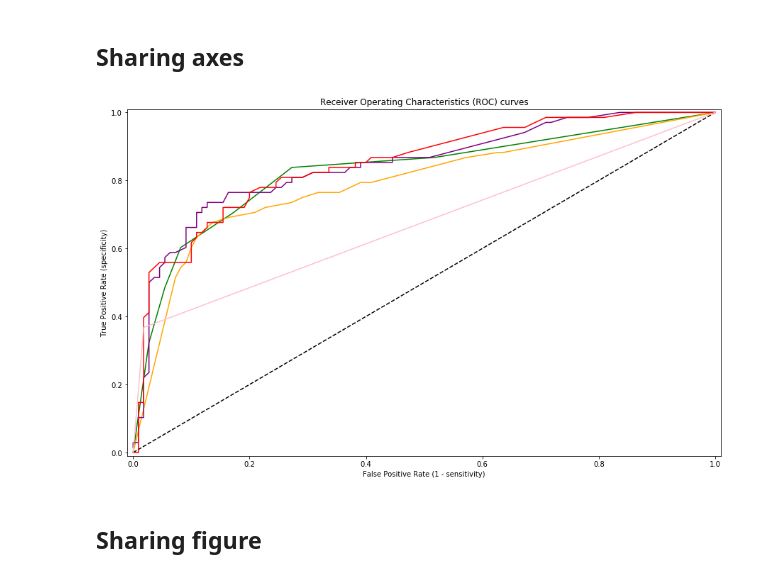
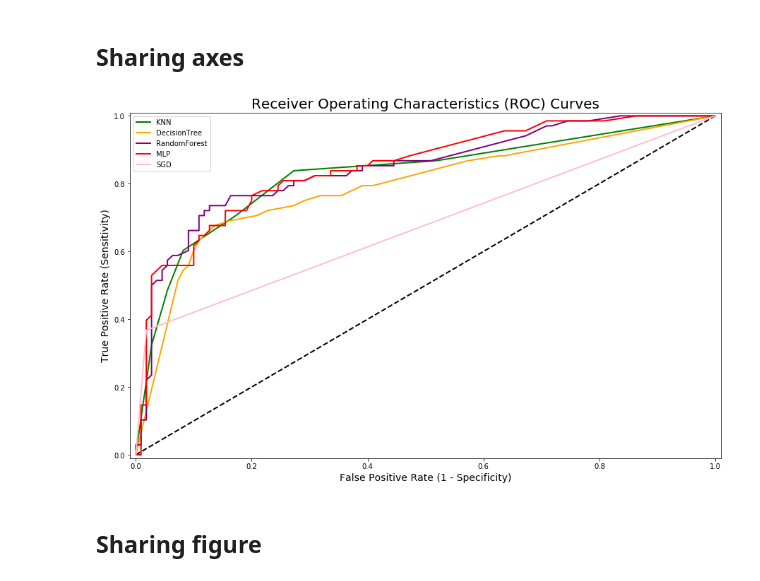
Before and after one commit to allaccountstaken/matplotlib, a Jupyter notebook: plotting_subplots.ipynb, the cells around one changed output. Cells and saved outputs as stored; diff of their text form; code cells hidden in the pictures.

Commit message:
reformating and plots clean up

```diff
--- a/plotting_subplots.ipynb
+++ b/plotting_subplots.ipynb
@@ -21,21 +21,21 @@ fpr_DT = pd.read_excel('ROC_Curves.xlsx', 'fpr_DT')
 tpr_DT = pd.read_excel('ROC_Curves.xlsx', 'tpr_DT')
 # %%
 plt.figure(figsize=(15, 9))
-plt.plot([0, 1], [0, 1], 'k--')
-plt.plot(fpr_KNN, tpr_KNN, label='KNN', color='green')
-plt.plot(fpr_DT, tpr_DT, label='DecisionTree', color='orange')
-plt.plot(fpr_RF, tpr_RF, label='RandomForest', color='purple')
-plt.plot(fpr_MPL, tpr_MPL, label='MLP', color='red')
-plt.plot(fpr_SGD, tpr_SGD, label='SGD', color='pink')
-plt.xlabel('False Positive Rate (1 - sensitivity)')
-plt.ylabel('True Positive Rate (specificity)')
-plt.title('Receiver Operating Characteristics (ROC) curves')
-
+plt.plot([0, 1], [0, 1], 'k--', lw=2)
+plt.plot(fpr_KNN, tpr_KNN, label='KNN', color='green', lw=2)
+plt.plot(fpr_DT, tpr_DT, label='DecisionTree', color='orange', lw=2)
+plt.plot(fpr_RF, tpr_RF, label='RandomForest', color='purple', lw=2)
+plt.plot(fpr_MPL, tpr_MPL, label='MLP', color='red', lw=2)
+plt.plot(fpr_SGD, tpr_SGD, label='SGD', color='pink', lw=2)
+plt.xlabel('False Positive Rate (1 - Specificity)', fontsize=14)
+plt.ylabel('True Positive Rate (Sensitivity)', fontsize=14)
+plt.title('Receiver Operating Characteristics (ROC) Curves', fontsize=20)
+plt.legend(loc='best')
 plt.xlim(-0.01, 1.01)
 plt.ylim(-0.01, 1.01)
 plt.show()
 # %% [output]
-[figure, old version]
+[figure, new version]
 # %% [markdown]
 ## Sharing figure
 # %% [markdown]
```
Also changed, not shown: 3 other files.
